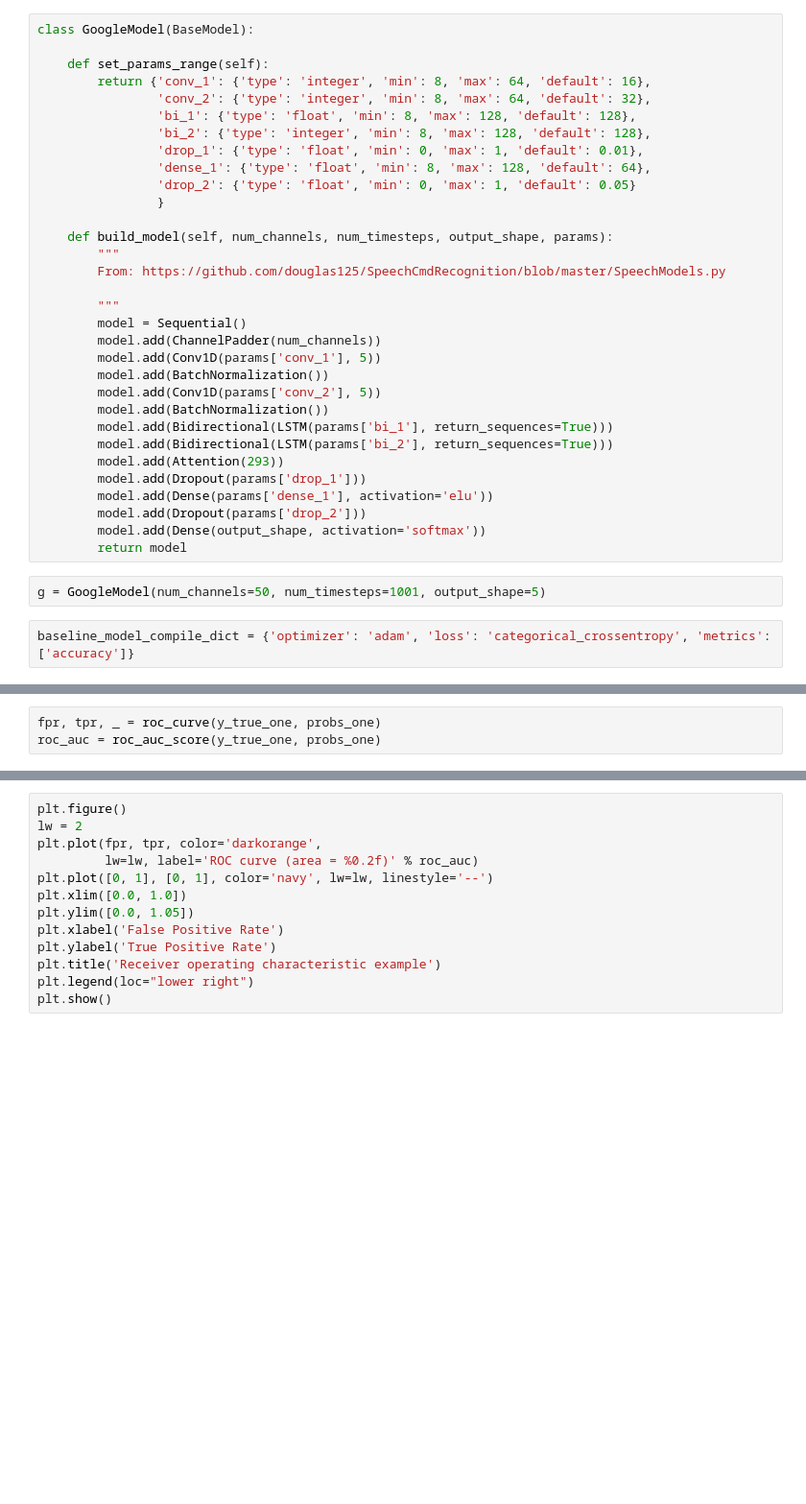
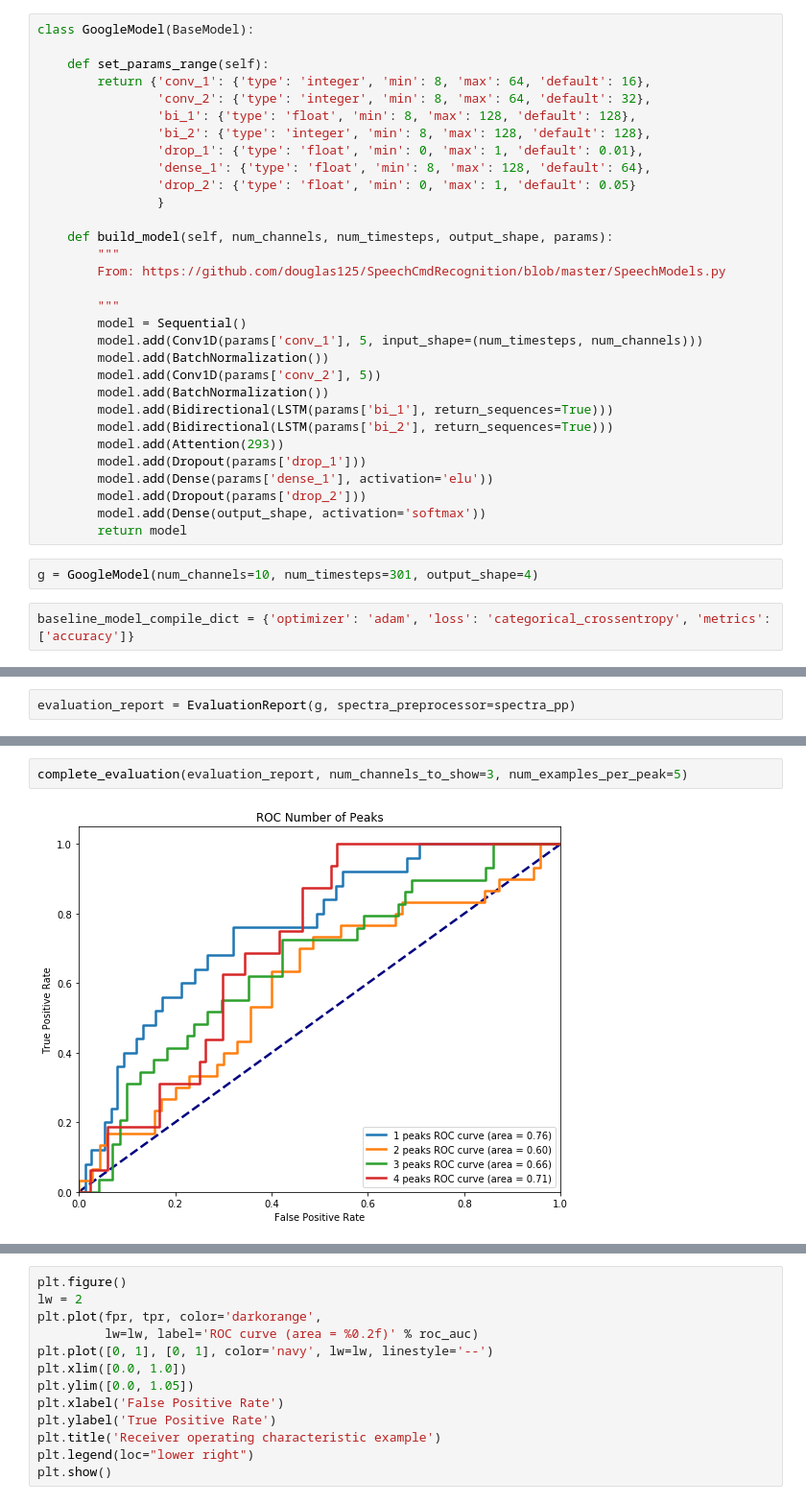
Before and after one commit to NathanPhilliber/DATA-Capstone, a Jupyter notebook: models/notebooks/05-num_channels_exploration.ipynb, the cells around one changed output, grey strips where cells are left out. Shown at 96% size. Saved outputs shown, nothing was run; the diff lists cells and outputs as text; blank space fills up the shorter version.

Commit message:
Add evaluation visualizations.

```diff
--- a/models/notebooks/05-num_channels_exploration.ipynb
+++ b/models/notebooks/05-num_channels_exploration.ipynb
@@ -57,8 +69,7 @@ class GoogleModel(BaseModel):
 
         """
         model = Sequential()
-        model.add(ChannelPadder(num_channels))
-        model.add(Conv1D(params['conv_1'], 5))
+        model.add(Conv1D(params['conv_1'], 5, input_shape=(num_timesteps, num_channels)))
         model.add(BatchNormalization())
         model.add(Conv1D(params['conv_2'], 5))
         model.add(BatchNormalization())
@@ -71,7 +82,7 @@ class GoogleModel(BaseModel):
         model.add(Dense(output_shape, activation='softmax'))
         return model
 # %%
-g = GoogleModel(num_channels=50, num_timesteps=1001, output_shape=5)
+g = GoogleModel(num_channels=10, num_timesteps=301, output_shape=4)
 # %%
 baseline_model_compile_dict = {'optimizer': 'adam', 'loss': 'categorical_crossentropy', 'metrics':['accuracy']}
 # %%
@@ -103,3 +94,0 @@ y_true_one = y_test[:, 0]
-# %%
-fpr, tpr, _ = roc_curve(y_true_one, probs_one)
-roc_auc = roc_auc_score(y_true_one, probs_one)
@@ -105,0 +191,2 @@ roc_auc = roc_auc_score(y_true_one, probs_one)
+# %%
+evaluation_report = EvaluationReport(g, spectra_preprocessor=spectra_pp)
@@ -105,0 +200,4 @@ roc_auc = roc_auc_score(y_true_one, probs_one)
+# %%
+complete_evaluation(evaluation_report, num_channels_to_show=3, num_examples_per_peak=5)
+# %% [output]
+[figure, added]
```
Also changed, not shown: parts of 20 cells of this notebook, 5 other files.
